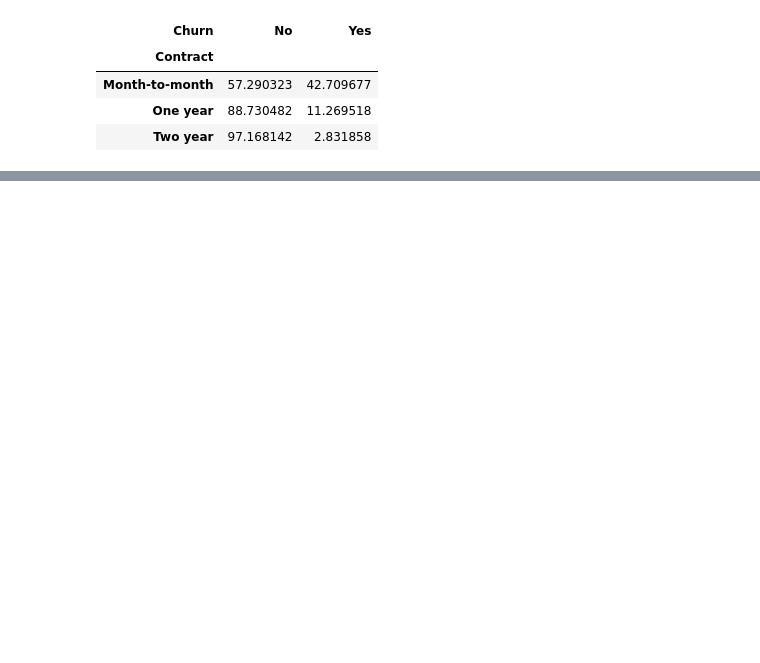
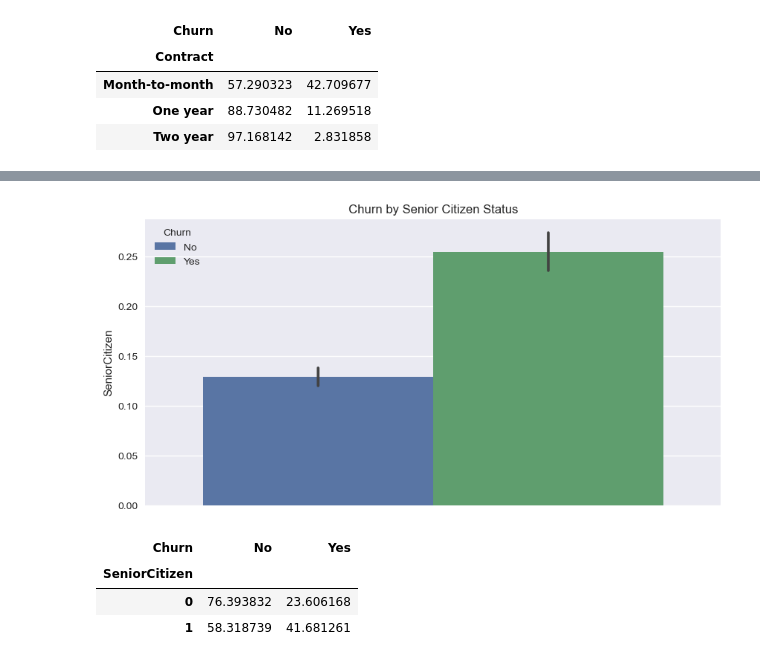
Before and after one commit to By-Yogesh/customer-churn-analysis, a Jupyter notebook: notebooks/02-EDA.ipynb, the cells around one changed output, grey strips where cells are left out. Cells and saved outputs as stored; diff of their text form; code cells hidden in the pictures; blank space fills up the shorter version.

```diff
--- a/notebooks/02-EDA.ipynb
+++ b/notebooks/02-EDA.ipynb
@@ -64,0 +96,14 @@ pd.crosstab(df['Contract'],df['Churn'], normalize="index") * 100
+# %%
+# Churn by Senior Citizen or not
+sns.barplot( ="SeniorCitizen", hue="Churn", data=df)
+plt.title("Churn by Senior Citizen Status")
+plt.show()
+# %% [output]
+[figure, added]
+# %%
+pd.crosstab(df['SeniorCitizen'],df['Churn'], normalize="index") * 100
+# %% [output]
+| Churn | No | Yes |
+| SeniorCitizen |  |  |
+| 0 | 76.393832 | 23.606168 |
+| 1 | 58.318739 | 41.681261 |
```
Also changed, not shown: parts of 10 cells of this notebook.
